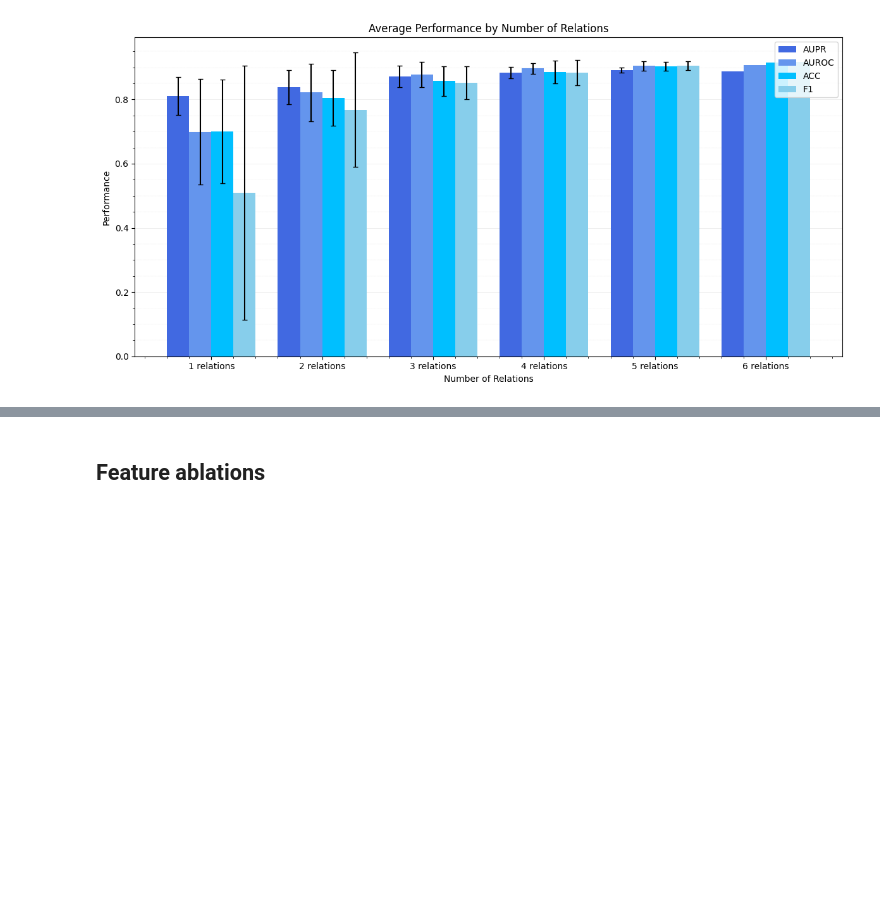
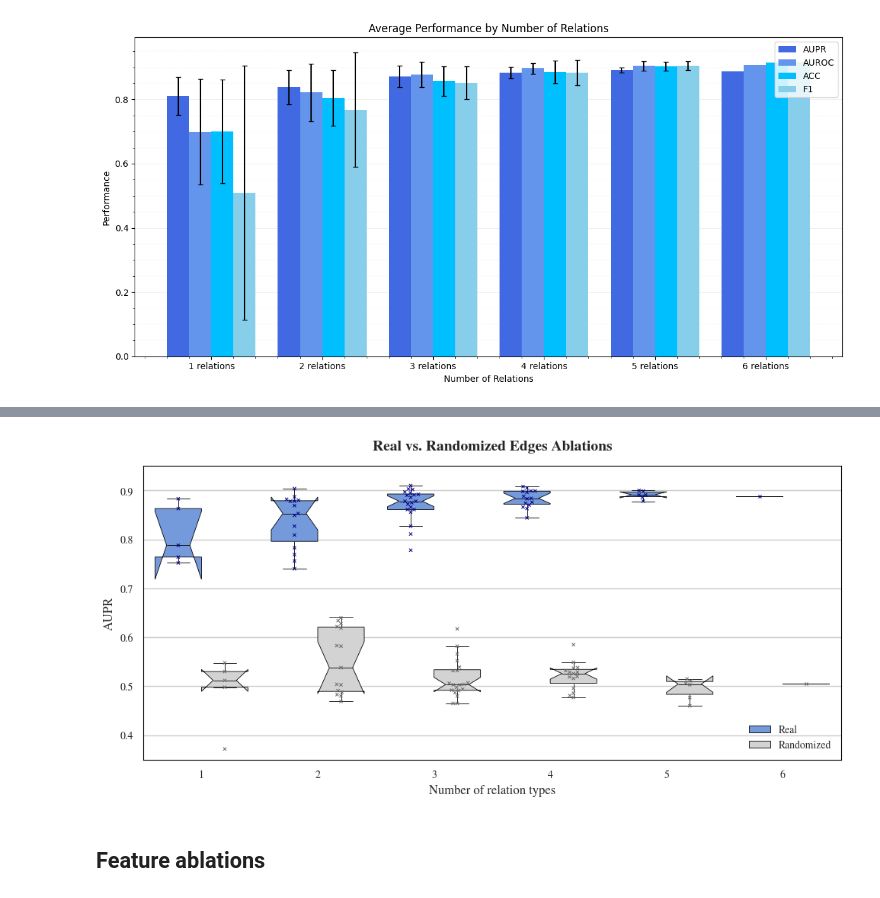
Before and after one commit to martina-occhetta/MORGaN, a Jupyter notebook: notebooks/04_performance_analysis.ipynb, the cells around one changed output, grey strips where cells are left out. Cells and saved outputs as stored; diff of their text form; code cells hidden in the pictures; blank space fills up the shorter version.

```diff
--- a/notebooks/04_performance_analysis.ipynb
+++ b/notebooks/04_performance_analysis.ipynb
@@ -541,3 +757,88 @@ plt.show()
+# %%
+# import matplotlib as mpl
+
+# # Use the built-in “Computer Modern” serif
+# mpl.rcParams['font.family']      = 'STIXGeneral'
+# mpl.rcParams['mathtext.fontset'] = 'stix'
+
+# -------- load & tidy data (as before) -----------------------------
+real = pd.read_csv('../paper/tables/edge_ablations.csv')
+rand = pd.read_csv('../paper/tables/randomized_edge_ablations.csv')
+
+def n_relations(s):
+    return len([p for p in s.split('+') if p.strip()])
+
+def numeric_part(cell):
+    m = re.search(r'(\d+\.\d+)', str(cell))
+    return float(m.group(1)) if m else np.nan
+
+for df, label in [(real, 'Real'), (rand, 'Randomized')]:
+    df['n_rel']    = df['Relations'].apply(n_relations)
+    df['AUPR_val'] = df.apply(
+        lambda r: numeric_part(r['AUPR']) if pd.notna(r['AUPR'])
+                  else numeric_part(r['AUC']),
+        axis=1)
+    df['Type'] = label
+
+df_all = pd.concat([real, rand], ignore_index=True)
+
+# -------- plotting --------------------------------------------------
+sns.set_theme(style="whitegrid", font_scale=0.9,
+        rc={
+        # the usual Matplotlib names
+        "font.family":      "serif",
+        "font.serif":       ["STIXGeneral"],
+        "mathtext.fontset": "stix",
+        "axes.edgecolor":   "black",
+        "axes.linewidth":   0.8,
+    })
+plt.figure(figsize=(10, 5))
+
+# boxplot with dodge=True (side-by-side)
+box_palette = {'Real':'cornflowerblue', 'Randomized':'lightgrey'}
+sns.boxplot(
+    x='n_rel', y='AUPR_val', hue='Type', data=df_all,
+    notch=True, width=0.8, fliersize=0,
+    palette=box_palette, dodge=True,
+    # Black outlines everywhere
+    boxprops   =dict(edgecolor='black', linewidth=0.6),
+    whiskerprops=dict(color='black', linewidth=0.6),
+    capprops    =dict(color='black', linewidth=0.6),
+    medianprops =dict(color='black', linewidth=0.6)
+)
+
+# swarmplot on top, same dodge & matching darker colours
+swarm_palette = {'Real':'darkblue', 'Randomized':'dimgrey'}  # darker blue & grey
+sns.swarmplot(
+    x='n_rel', y='AUPR_val', hue='Type', data=df_all,
+    dodge=True,
+    palette=swarm_palette,
+    marker='x',      # <-- use x’s instead of dots
+    size=3,          # <-- smaller marker size
+    linewidth=0.8,   # optional: give the x‐markers a little stroke
+    alpha=0.9
+)
+
+# remove duplicate legend entries
+handles, labels = plt.gca().get_legend_handles_labels()
+plt.legend(handles[:2], labels[:2], title='', loc='lower right')
+
+# x_vals = sorted(df_all['n_rel'].unique())
+# plt.xticks(x_vals)
+# plt.yticks(np.arange(0, 1.01, 0.1))
+
+# labels, title, limits
+plt.xlabel('Number of relation types', fontsize=12)
+plt.ylabel('AUPR', fontsize=12)
+plt.title('Real vs. Randomized Edges Ablations', fontsize=14, fontweight='bold', pad=15)
+plt.ylim(0.35, 0.95)
+
+plt.tight_layout()
+
+plt.savefig('../paper/figures/real_vs_randomized_edges_ablations.png', dpi=300)
+plt.show()
+# %% [output]
+[figure, added]
 # %% [markdown]
 ## Feature ablations
 # %%
```
Also changed, not shown: parts of 15 cells of this notebook, 1 other file.
